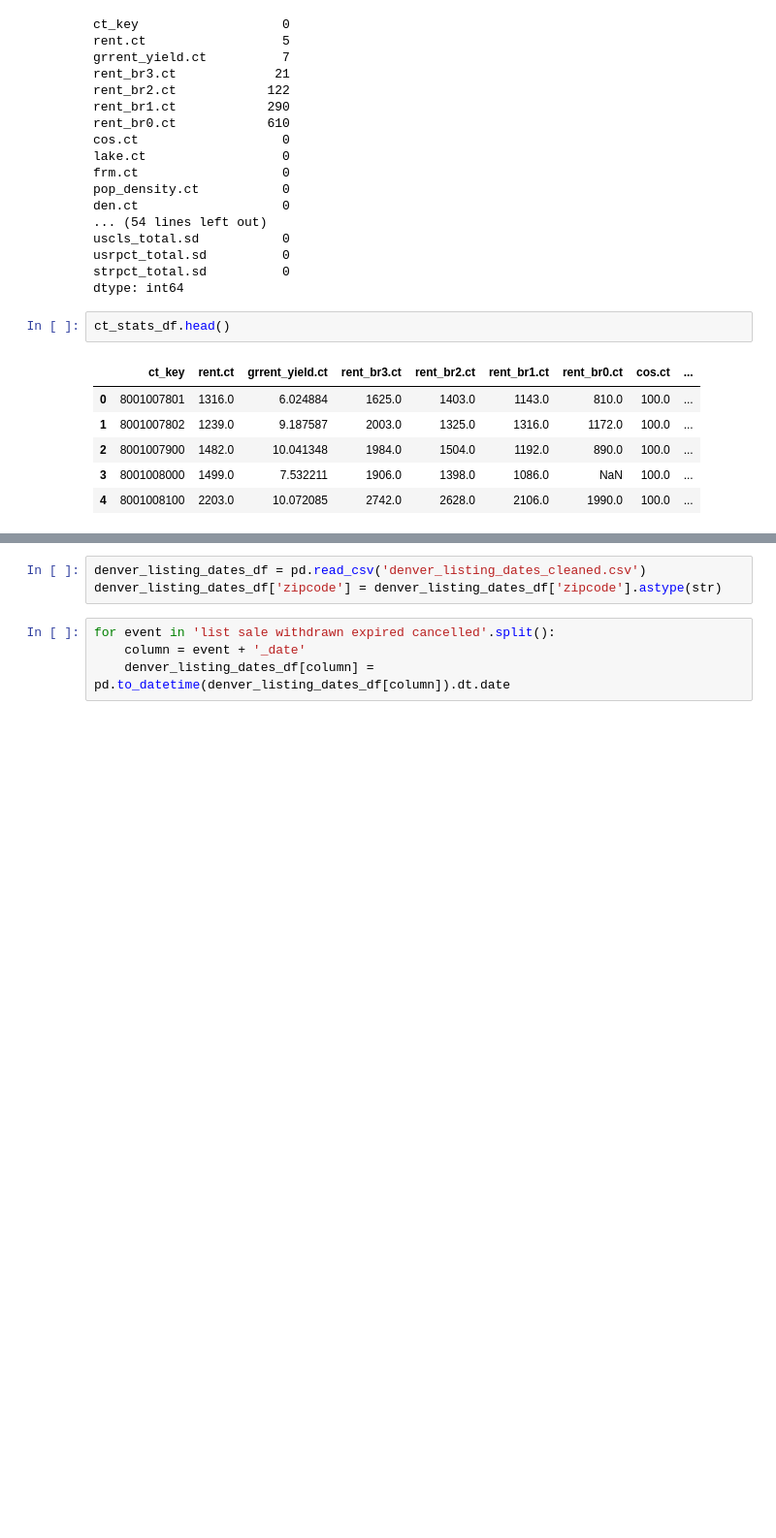
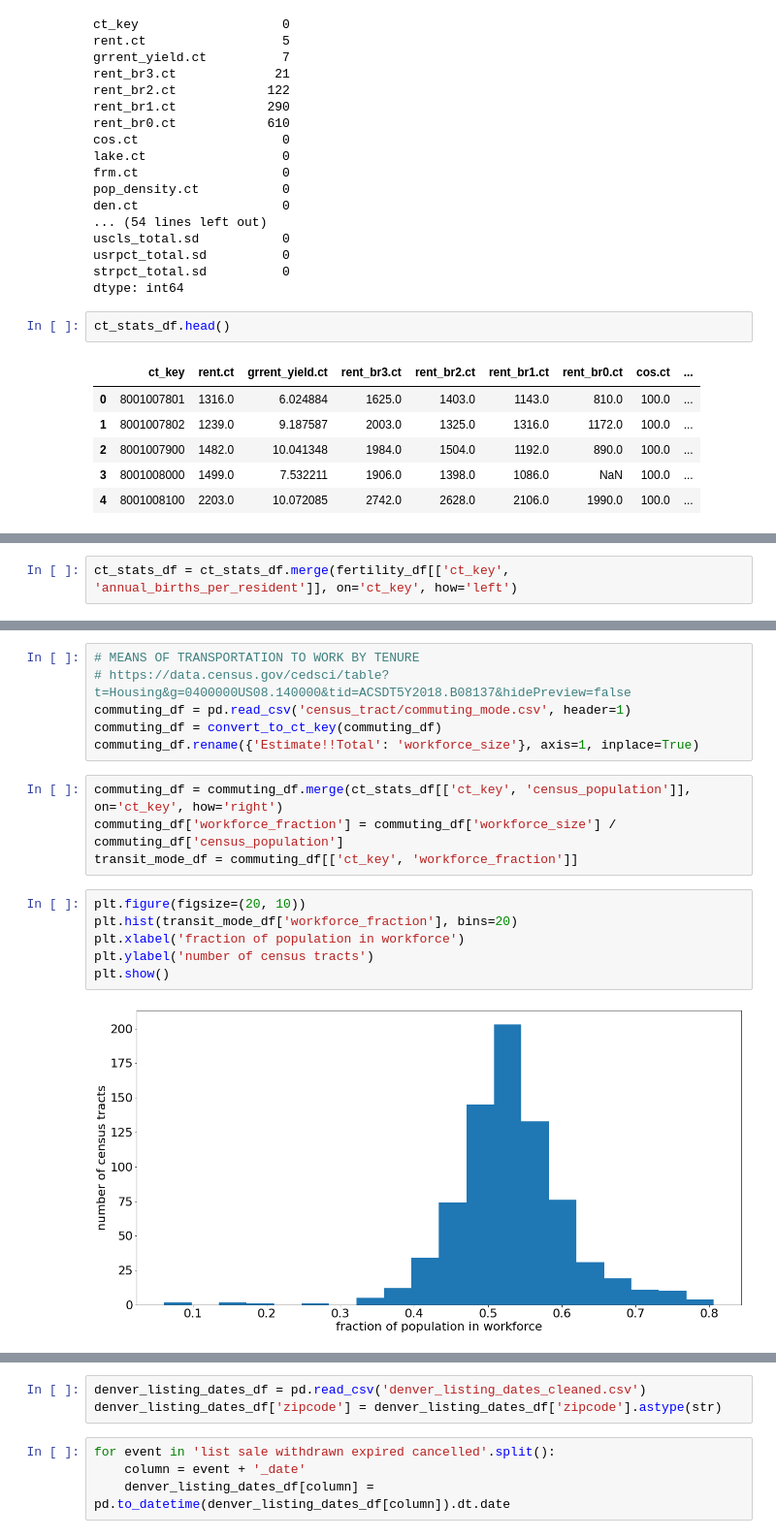
Before and after one commit to wijayajessica/Digital-Real-Estate-Index, a Jupyter notebook: zipcode_features/census_tract_features.ipynb, the cells around one changed output, grey strips where cells are left out. Shown at 97% size. Cells and saved outputs as stored; diff of their text form; blank space fills up the shorter version.

```diff
--- a/zipcode_features/census_tract_features.ipynb
+++ b/zipcode_features/census_tract_features.ipynb
@@ -137,0 +494,2 @@ ct_stats_df.head()
+# %%
+ct_stats_df = ct_stats_df.merge(fertility_df[['ct_key', 'annual_births_per_resident']], on='ct_key', how='left')
@@ -137,0 +498,18 @@ ct_stats_df.head()
+# %%
+# MEANS OF TRANSPORTATION TO WORK BY TENURE
+# https://data.census.gov/cedsci/table?t=Housing&g=0400000US08.140000&tid=ACSDT5Y2018.B08137&hidePreview=false
+commuting_df = pd.read_csv('census_tract/commuting_mode.csv', header=1)
+commuting_df = convert_to_ct_key(commuting_df)
+commuting_df.rename({'Estimate!!Total': 'workforce_size'}, axis=1, inplace=True)
+# %%
+commuting_df = commuting_df.merge(ct_stats_df[['ct_key', 'census_population']], on='ct_key', how='right')
+commuting_df['workforce_fraction'] = commuting_df['workforce_size'] / commuting_df['census_population']
+transit_mode_df = commuting_df[['ct_key', 'workforce_fraction']]
+# %%
+plt.figure(figsize=(20, 10))
+plt.hist(transit_mode_df['workforce_fraction'], bins=20)
+plt.xlabel('fraction of population in workforce')
+plt.ylabel('number of census tracts')
+plt.show()
+# %% [output]
+[figure, added]
```
Also changed, not shown: parts of 106 cells of this notebook.
